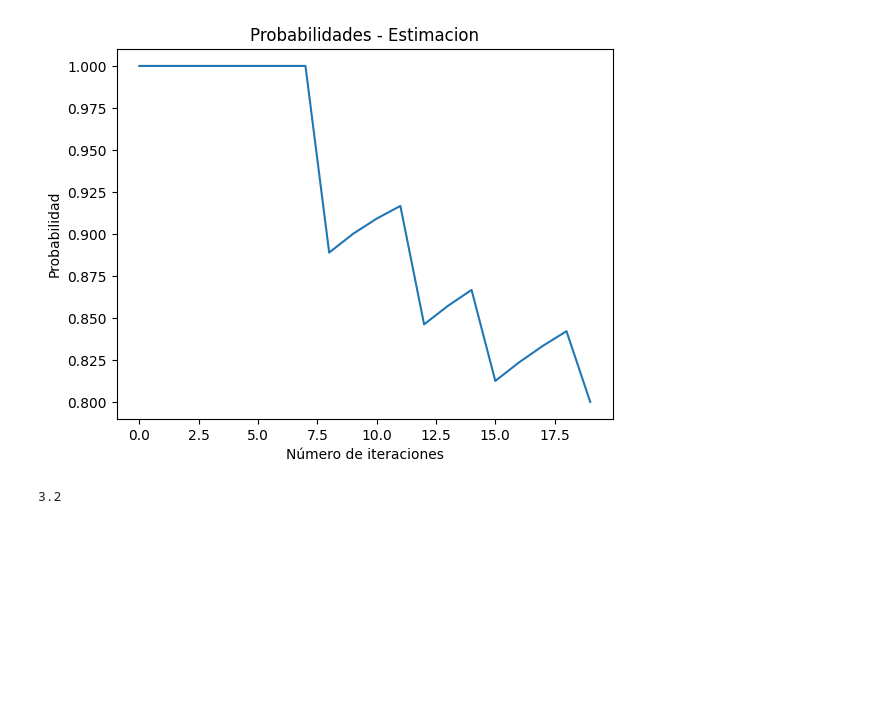
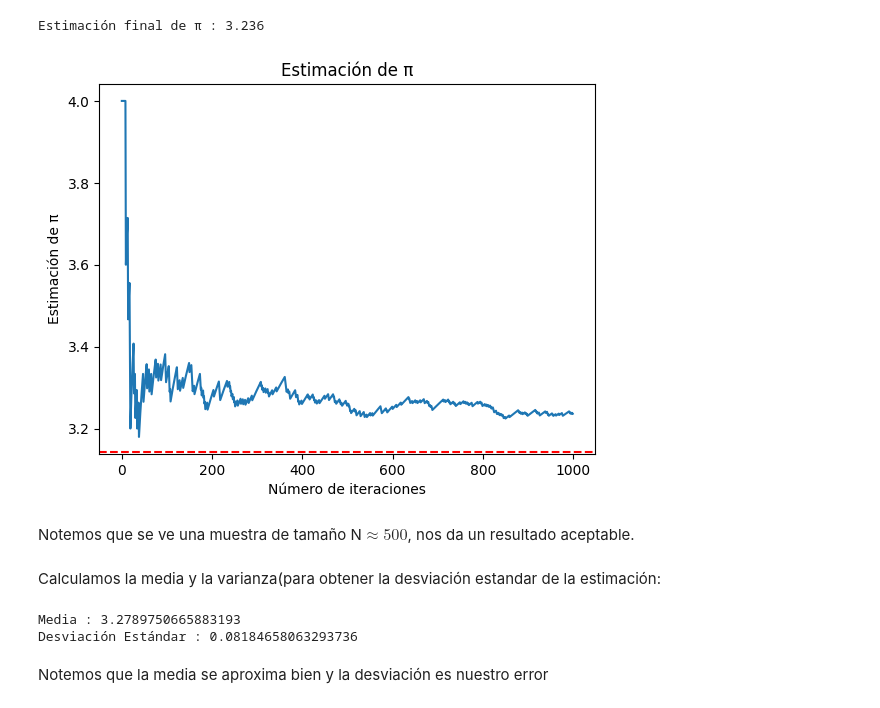
Before and after one commit to Anali24/SIMULACION-I, a Jupyter notebook: Estimacion_pi_SI.ipynb, the cells around one changed output. Saved outputs shown, nothing was run; the diff lists cells and outputs as text; code cells hidden in the pictures; blank space fills up the shorter version.

```diff
--- a/Estimacion_pi_SI.ipynb
+++ b/Estimacion_pi_SI.ipynb
@@ -14,23 +95,8 @@ def estimacion():
         return 0  # fracaso
 # %%
 # Parámetros
-N = 20  # Número de veces que hacemos el procedimiento
+N = 1000  # Número de veces que hacemos el procedimiento (más grande para mayor precisión)
 
 # Listas para guardar los resultados
 p = []  # Lista vacía para guardar los elementos y obtener probabilidad
 suma = 0  # Contador para la suma de éxitos
-
-# Bucle para realizar las estimaciones
-for i in range(N):
-    resultado = estimacion()
-    suma += resultado
-    p.append(suma / (i + 1))  # i + 1 porque en Python iniciamos en 0
-
-# Graficar la probabilidad
-plt.plot(p)
-plt.title('Probabilidades - Estimacion')
-plt.xlabel('Número de iteraciones')
-plt.ylabel('Probabilidad')
-plt.show()
-# %% [output]
-[figure, removed]
@@ -37,9 +109,34 @@ plt.show()
 # %%
-#Cálculo de Pi
-pi=4*suma/N
-print(pi)
+# Cálculo final de Pi
+pi_estimado = 4 * suma / N
+print(f"Estimación final de π : {pi_estimado}")
 # %% [output]
-3.2
+Estimación final de π : 3.236
+# %%
+# Graficar la probabilidad
+plt.plot(p)
+plt.title('Estimación de π')
+plt.xlabel('Número de iteraciones')
+plt.ylabel('Estimación de π')
+plt.axhline(y=np.pi, color='r', linestyle='--')  # Línea horizontal en π
+plt.show()
+# %% [output]
+[figure, added]
+# %% [markdown]
+Notemos que se ve una muestra de tamaño N$\approx 500$, nos da un resultado aceptable.
+# %% [markdown]
+Calculamos la media y la varianza(para obtener la desviación estandar de la estimación:
+# %%
+media = np.mean(p)
+desviacion = np.std(p)
+
+print(f"Media : {media}")
+print(f"Desviación Estándar : {desviacion}")
+# %% [output]
+Media : 3.2789750665883193
+Desviación Estándar : 0.08184658063293736
+# %% [markdown]
+Notemos que la media se aproxima bien y la desviación es nuestro error
 # %%
 #Gráfica de los Experimentos
 
```
Also changed, not shown: parts of 13 cells of this notebook.
